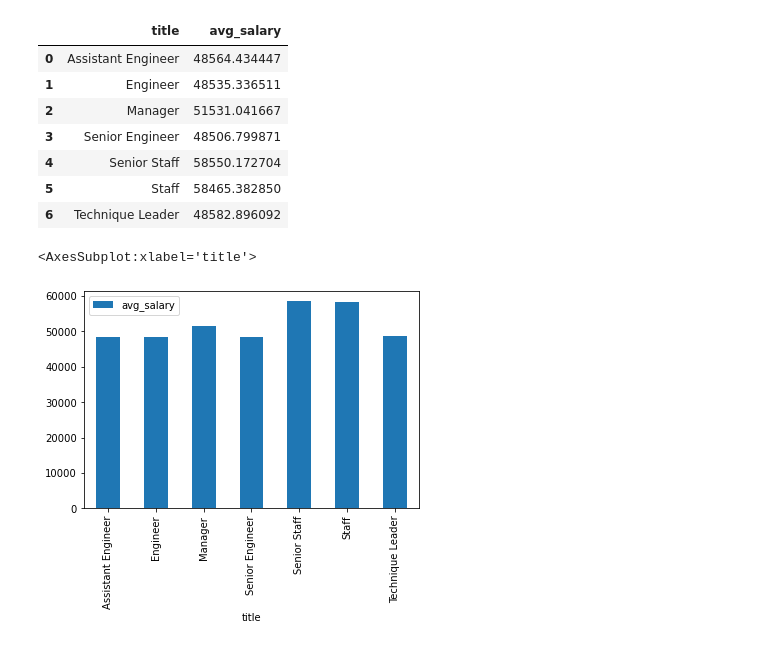
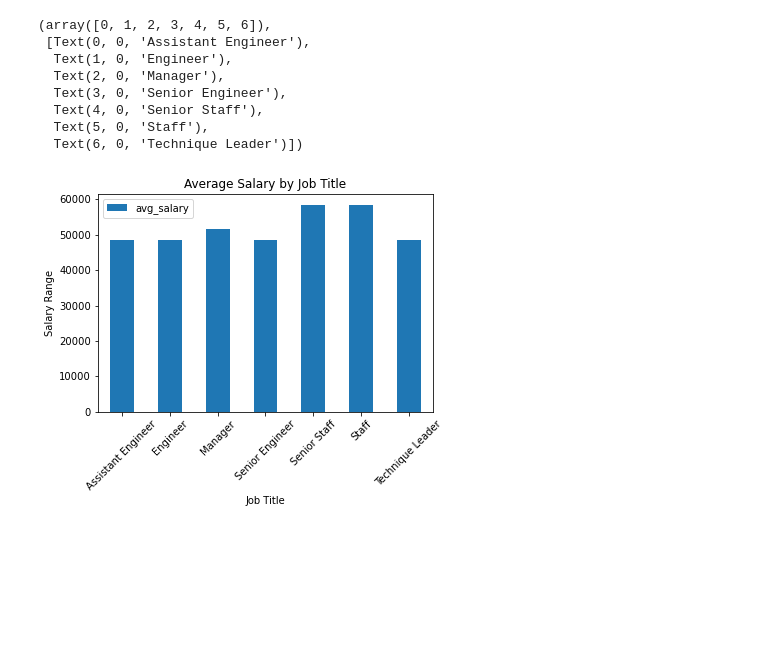
Before and after one commit to jrw99/sql-challenge, a Jupyter notebook: EmployeeSQL/sqlalchemy.ipynb, the cells around one changed output. Cells and saved outputs as stored; diff of their text form; code cells hidden in the pictures; blank space fills up the shorter version.

```diff
--- a/EmployeeSQL/sqlalchemy.ipynb
+++ b/EmployeeSQL/sqlalchemy.ipynb
@@ -53,27 +52,28 @@ array([[<AxesSubplot:title={'center':'salary'}>]], dtype=object)
-# %%
-# average salary by title
-
-q_avg_salary_by_title = 'select t.title, avg(s.salary::numeric) as avg_salary \
-from public."Employees" e \
-inner join public."Titles" t \
-on e.emp_title_id = t.title_id \
-inner join public."Salaries" s \
-on e.emp_no = s.emp_no \
-group by t.title'
-
-df = pd.read_sql_query(q_avg_salary_by_title, connection)
-df
-# %% [output]
-|  | title | avg_salary |
-| 0 | Assistant Engineer | 48564.434447 |
-| 1 | Engineer | 48535.336511 |
-| 2 | Manager | 51531.041667 |
-| 3 | Senior Engineer | 48506.799871 |
-| 4 | Senior Staff | 58550.172704 |
-| 5 | Staff | 58465.382850 |
-| 6 | Technique Leader | 48582.896092 |
-# %%
-df.plot.bar(x='title', y='avg_salary')
-# %% [output]
-<AxesSubplot:xlabel='title'>
-[figure, removed]
+# %%
+# average salary by title
+
+q_avg_salary_by_title = 'select t.title, avg(s.salary::numeric) as avg_salary \
+from public."Employees" e \
+inner join public."Titles" t \
+on e.emp_title_id = t.title_id \
+inner join public."Salaries" s \
+on e.emp_no = s.emp_no \
+group by t.title'
+
+df = pd.read_sql_query(q_avg_salary_by_title, connection)
+
+df.plot.bar(x='title', y='avg_salary')
+plt.xlabel('Job Title')
+plt.ylabel('Salary Range')
+plt.title('Average Salary by Job Title')
+plt.xticks(rotation=45)
+# %% [output]
+(array([0, 1, 2, 3, 4, 5, 6]),
+ [Text(0, 0, 'Assistant Engineer'),
+  Text(1, 0, 'Engineer'),
+  Text(2, 0, 'Manager'),
+  Text(3, 0, 'Senior Engineer'),
+  Text(4, 0, 'Senior Staff'),
+  Text(5, 0, 'Staff'),
+  Text(6, 0, 'Technique Leader')])
+[figure, added]
```
Also changed, not shown: parts of 2 cells of this notebook.
